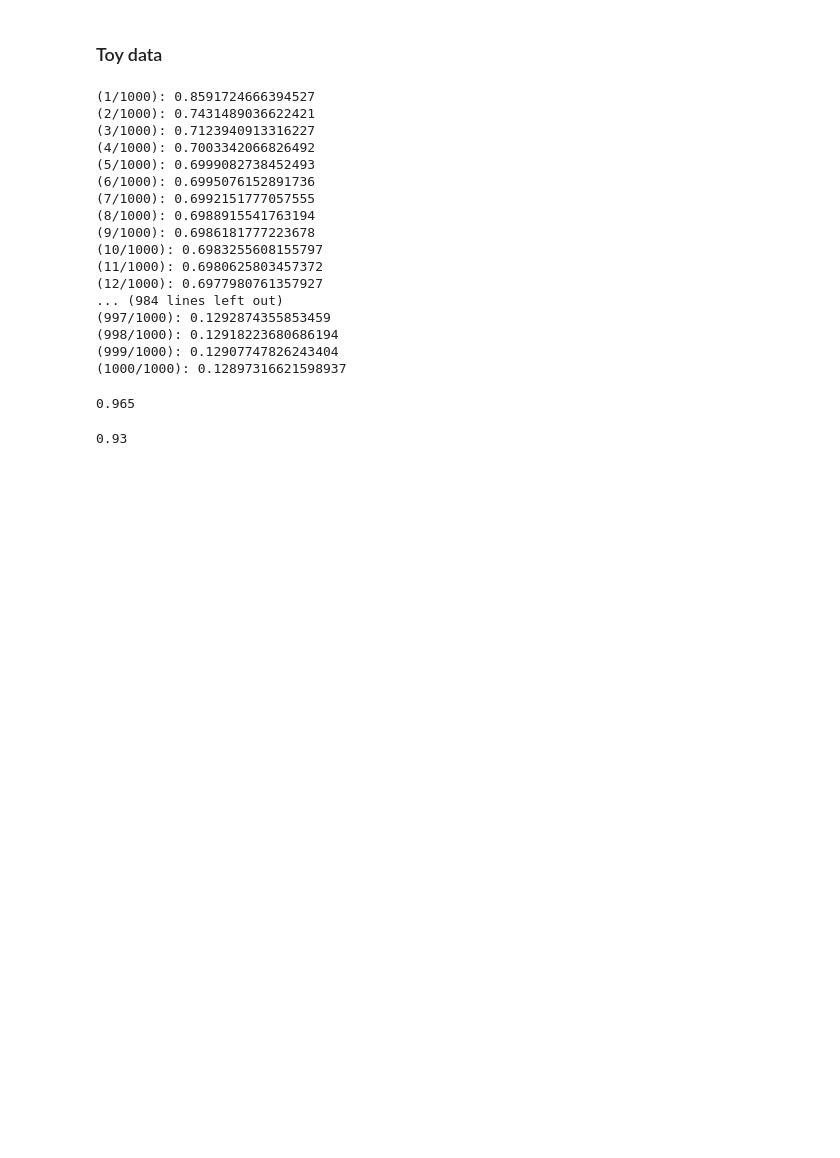
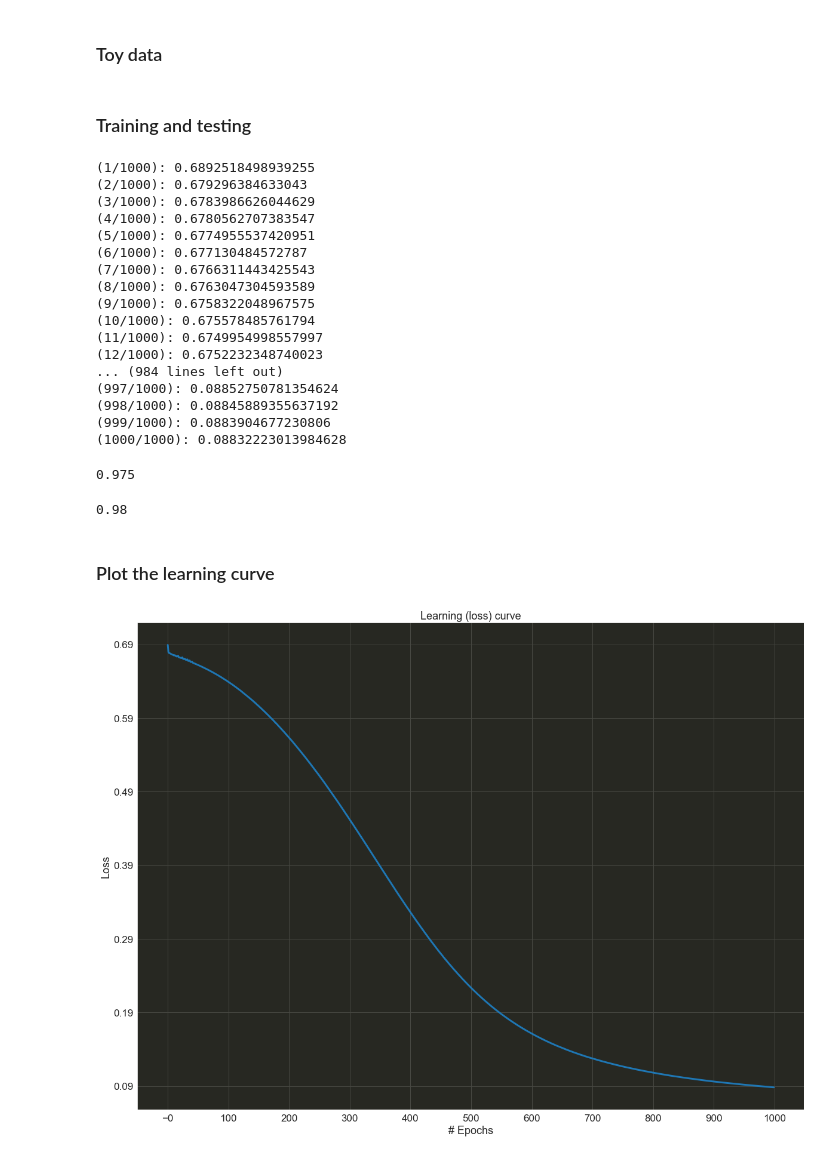
Before and after one commit to frank690/sffresch-code, a Jupyter notebook: diy-neural-network-part-2/code.ipynb, the cells around one changed output. Cells and saved outputs as stored; diff of their text form; code cells hidden in the pictures; blank space fills up the shorter version.

Commit message:
added a learning curve to diy part 2

```diff
--- a/diy-neural-network-part-2/code.ipynb
+++ b/diy-neural-network-part-2/code.ipynb
@@ -107,7 +107,7 @@ class ANN:
             self.W[idx] -= learning_rate * self.dW[idx]
             self.b[idx] -= learning_rate * self.db[idx]
 
-    def fit(self, X: np.ndarray, y: np.ndarray, learning_rate: float = 1, epochs: int = 1000):
+    def fit(self, X: np.ndarray, y: np.ndarray, learning_rate: float = 1, epochs: int = 1000) -> List:
         """
         Run the training procedure on the given data for the given epochs.
         This essentially fits the network to the given data.
@@ -116,14 +116,20 @@ class ANN:
         :param y: True output data.
         :param learning_rate: The step size of the gradient applied to update the weights and biases (e.g. to learn).
         :param epochs: Number of training cycles to perform.
+        :return: List of loss for each epoch.
         """
+        loss_history = []
+
         for epoch in range(epochs):
             self.forward(X=X)
             loss = self.loss(y=y)
             self.backward(y=y)
             self.update(learning_rate)
 
+            loss_history.append(loss.item())
             print(f"({epoch+1}/{epochs}): {loss.item()}")
+
+        return loss_history
 
     def accuracy(self, X: np.ndarray, y: np.ndarray) -> float:
         """
@@ -154,32 +160,60 @@ def generate_data(N: int) -> Tuple[np.ndarray, np.ndarray]:
 # %%
 X_train, y_train = generate_data(N=100)
 X_test, y_test = generate_data(N=50)
+# %% [markdown]
+### Training and testing
 # %%
 model = ANN([2,3,1])
-model.fit(X_train, y_train)
+loss = model.fit(X_train, y_train)
 # %% [output]
-(1/1000): 0.8591724666394527
-(2/1000): 0.7431489036622421
-(3/1000): 0.7123940913316227
-(4/1000): 0.7003342066826492
-(5/1000): 0.6999082738452493
-(6/1000): 0.6995076152891736
-(7/1000): 0.6992151777057555
-(8/1000): 0.6988915541763194
-(9/1000): 0.6986181777223678
-(10/1000): 0.6983255608155797
-(11/1000): 0.6980625803457372
-(12/1000): 0.6977980761357927
+(1/1000): 0.6892518498939255
+(2/1000): 0.679296384633043
+(3/1000): 0.6783986626044629
+(4/1000): 0.6780562707383547
+(5/1000): 0.6774955537420951
+(6/1000): 0.677130484572787
+(7/1000): 0.6766311443425543
+(8/1000): 0.6763047304593589
+(9/1000): 0.6758322048967575
+(10/1000): 0.675578485761794
+(11/1000): 0.6749954998557997
+(12/1000): 0.6752232348740023
 ... (984 lines left out)
-(997/1000): 0.1292874355853459
-(998/1000): 0.12918223680686194
-(999/1000): 0.12907747826243404
-(1000/1000): 0.12897316621598937
+(997/1000): 0.08852750781354624
+(998/1000): 0.08845889355637192
+(999/1000): 0.0883904677230806
+(1000/1000): 0.08832223013984628
 # %%
 model.accuracy(X_train, y_train)
 # %% [output]
-0.965
+0.975
 # %%
 model.accuracy(X_test, y_test)
 # %% [output]
-0.93
+0.98
+# %% [markdown]
+### Plot the learning curve
+# %%
+import matplotlib.pyplot as plt
+import seaborn as sns
+sns.set_style("darkgrid")
+plt.rcParams.update({"savefig.facecolor": (0.0, 0.0, 0.0, 0.0),})
+
+plt.figure(figsize=(20, 15))
+
+plt.xticks(np.arange(-.01, 1000.01, 100), fontsize=17)
+plt.yticks(np.arange(-.01, 1.01, .1), fontsize=17)
+
+ax = plt.gca()
+ax.set_facecolor("#272822")
+ax.grid(axis='both', visible=True, color='#474842', linestyle='-', linewidth=1)
+
+plt.title("Learning (loss) curve", fontsize=18)
+plt.xlabel("# Epochs", fontsize=18)
+plt.ylabel("Loss", fontsize=18)
+plt.plot([epoch for epoch in range(1000)], loss, linewidth=3)
+
+plt.savefig("learning_curve.svg")
+plt.show()
+# %% [output]
+[figure, added]
```
Also changed, not shown: 1 other file.
